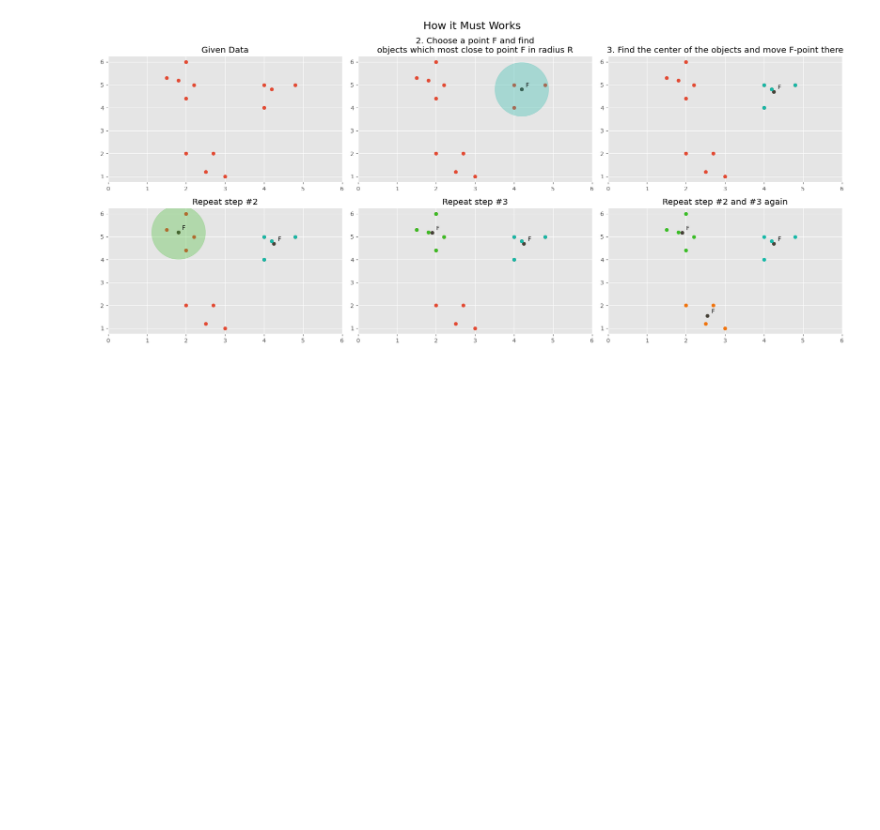
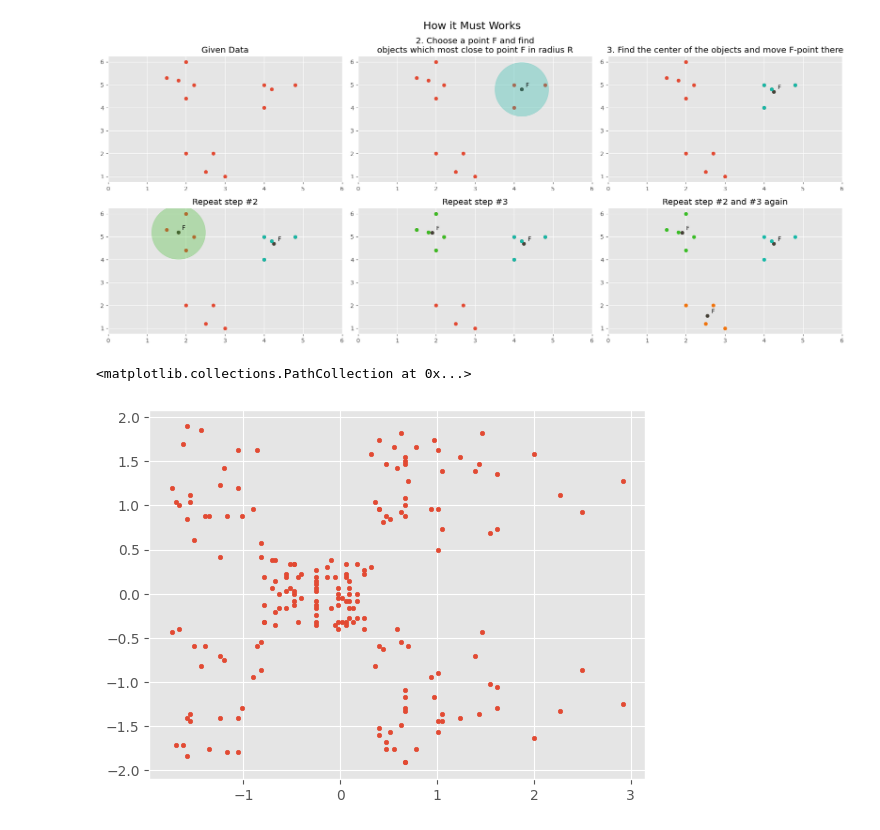
Before and after one commit to fadeeva/nakedML, a Jupyter notebook: MLnotes/004_Clustering.ipynb, the cells around one changed output. Drawn from its saved outputs; the diff is of its cells as text; code cells hidden in the pictures; blank space fills up the shorter version.

```diff
--- a/MLnotes/004_Clustering.ipynb
+++ b/MLnotes/004_Clustering.ipynb
@@ -630,3 +631,16 @@ fig.suptitle('How it Must Works', fontsize=18)
 plt.tight_layout()
 # %% [output]
 [figure]
+# %%
+data = df[['income', 'score']].copy()
+
+scaler = StandardScaler()
+scaler.fit(data)
+data = pd.DataFrame(
+    data=scaler.transform(data),
+    columns=['income', 'score']
+)
+plt.scatter(data['income'], data['score'], s=10)
+# %% [output]
+<matplotlib.collections.PathCollection at 0x...>
+[figure, added]
```
Also changed, not shown: parts of 4 cells of this notebook.
